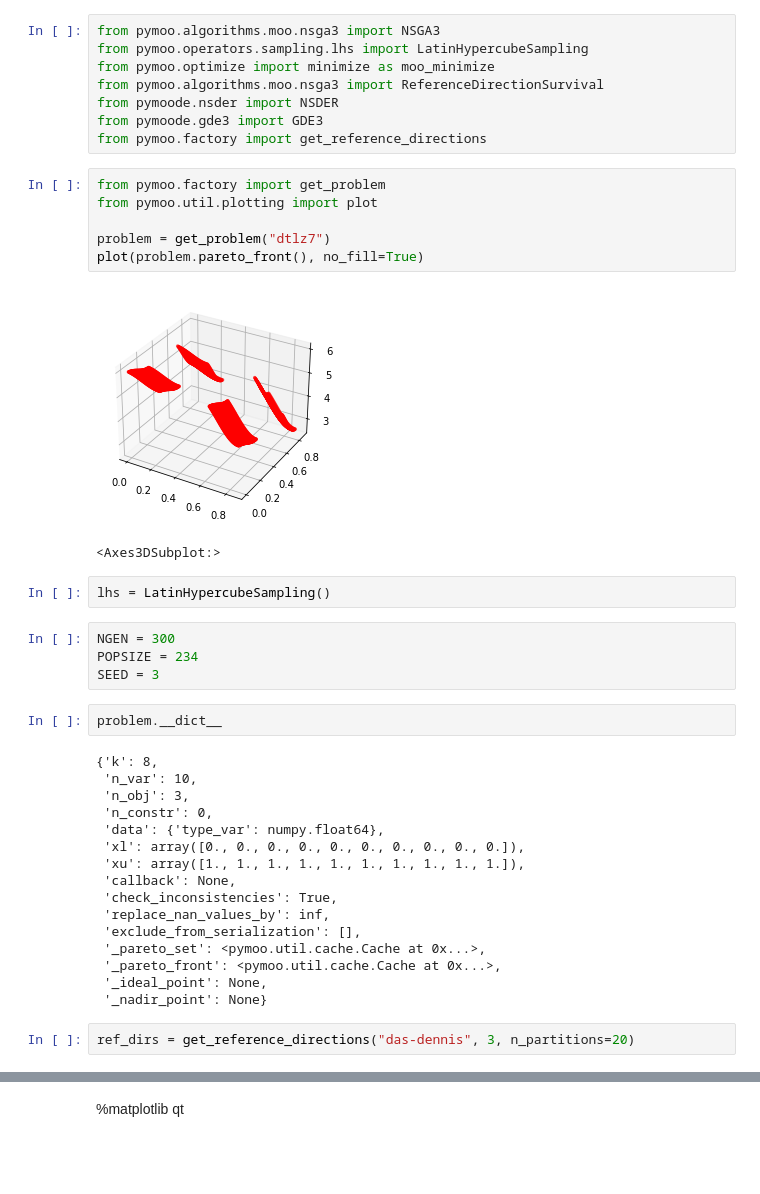
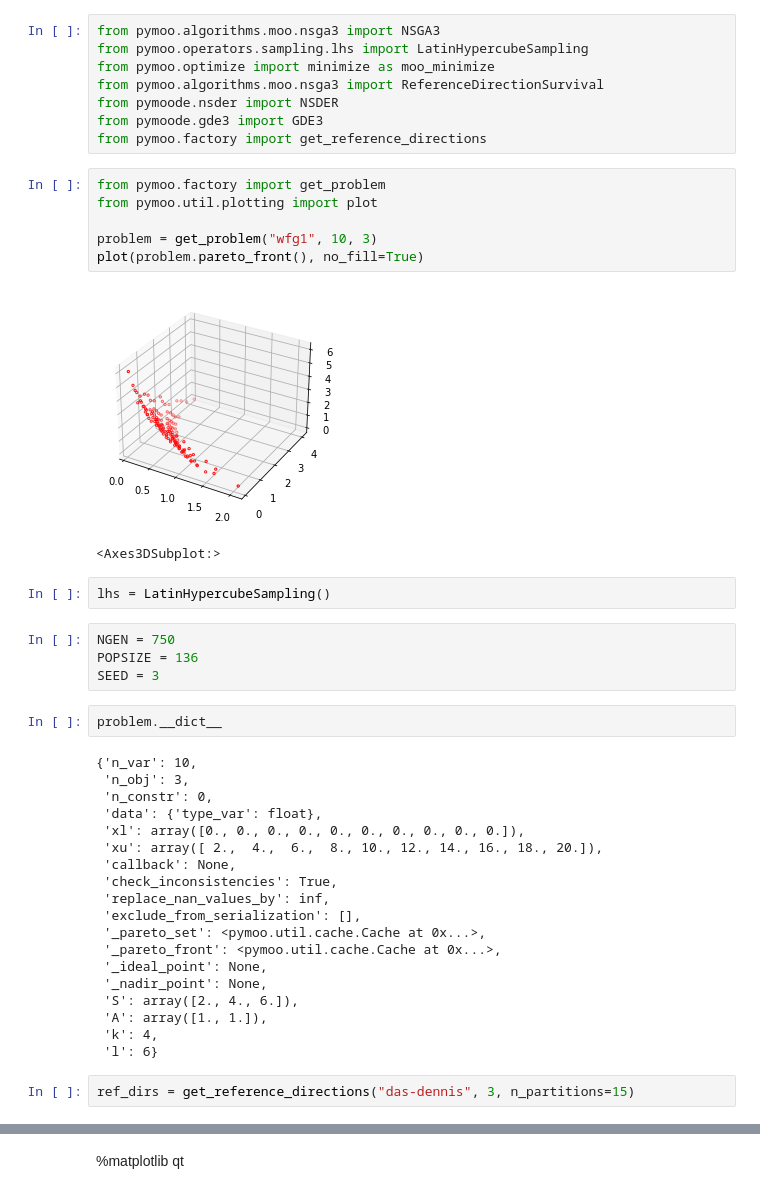
Before and after one commit to mooscaliaproject/pymoode, a Jupyter notebook: EXAMPLE_MANY.ipynb, the cells around one changed output, grey strips where cells are left out. Cells and saved outputs as stored; diff of their text form; blank space fills up the shorter version.

```diff
--- a/EXAMPLE_MANY.ipynb
+++ b/EXAMPLE_MANY.ipynb
@@ -9,28 +9,27 @@ from pymoo.factory import get_reference_directions
 # %%
 from pymoo.factory import get_problem
 from pymoo.util.plotting import plot
 
-problem = get_problem("dtlz7")
+problem = get_problem("wfg1", 10, 3)
 plot(problem.pareto_front(), no_fill=True)
 # %% [output]
-[figure, old version]
+[figure, new version]
 <Axes3DSubplot:>
 # %%
 lhs = LatinHypercubeSampling()
 # %%
-NGEN = 300
-POPSIZE = 234
+NGEN = 750
+POPSIZE = 136
 SEED = 3
 # %%
 problem.__dict__
 # %% [output]
-{'k': 8,
- 'n_var': 10,
+{'n_var': 10,
  'n_obj': 3,
  'n_constr': 0,
- 'data': {'type_var': numpy.float64},
+ 'data': {'type_var': float},
  'xl': array([0., 0., 0., 0., 0., 0., 0., 0., 0., 0.]),
- 'xu': array([1., 1., 1., 1., 1., 1., 1., 1., 1., 1.]),
+ 'xu': array([ 2.,  4.,  6.,  8., 10., 12., 14., 16., 18., 20.]),
  'callback': None,
  'check_inconsistencies': True,
  'replace_nan_values_by': inf,
@@ -38,9 +37,13 @@ problem.__dict__
  '_pareto_set': <pymoo.util.cache.Cache at 0x...>,
  '_pareto_front': <pymoo.util.cache.Cache at 0x...>,
  '_ideal_point': None,
- '_nadir_point': None}
+ '_nadir_point': None,
+ 'S': array([2., 4., 6.]),
+ 'A': array([1., 1.]),
+ 'k': 4,
+ 'l': 6}
 # %%
-ref_dirs = get_reference_directions("das-dennis", 3, n_partitions=20)
+ref_dirs = get_reference_directions("das-dennis", 3, n_partitions=15)
 # %%
 ref_dirs.shape
 # %% [output]
```
Also changed, not shown: parts of 8 cells of this notebook, 3 other files.
